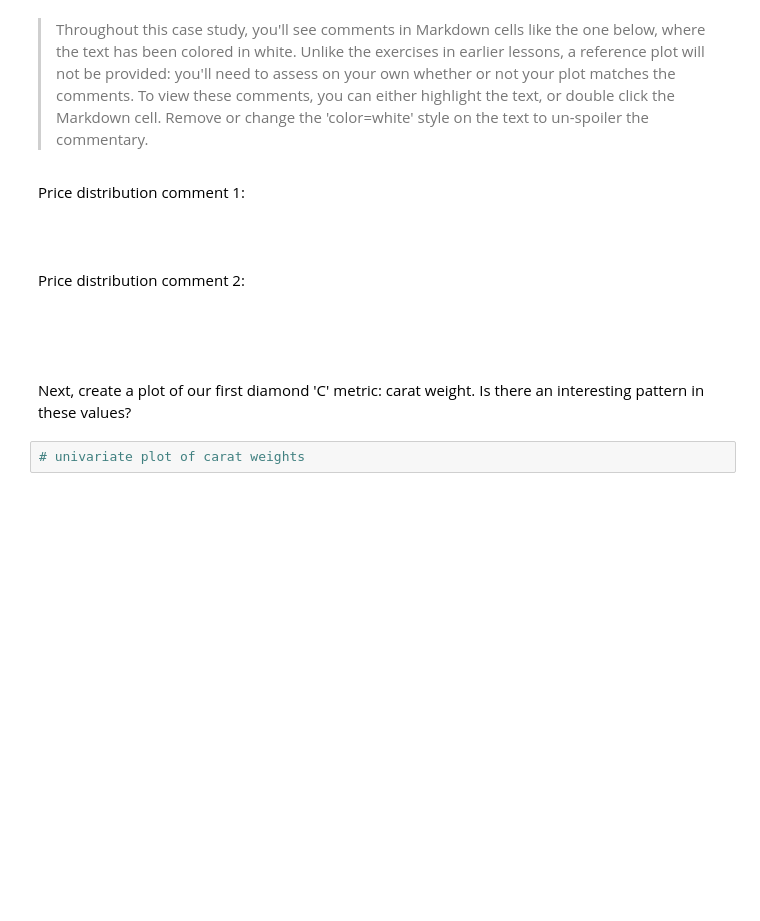
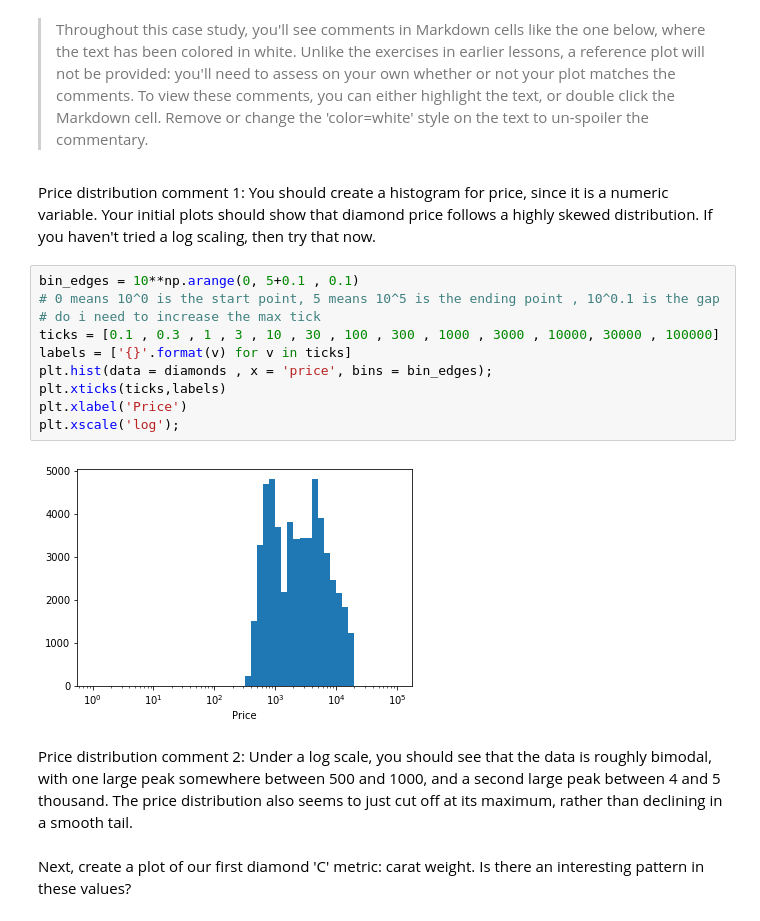
Before and after one commit to MarwaQabeel/Udacity-Data-Analyst-Nanodegree, a Jupyter notebook: Data Visualization/Visualization Case Study/Univariate_Exploration.ipynb, the cells around one changed output. Saved outputs shown, nothing was run; the diff lists cells and outputs as text; blank space fills up the shorter version.

```diff
--- a/Data Visualization/Visualization Case Study/Univariate_Exploration.ipynb
+++ b/Data Visualization/Visualization Case Study/Univariate_Exploration.ipynb
@@ -30,10 +69,20 @@ Let's start our exploration by looking at the main variable of interest: price.
 # %% [markdown]
 > Throughout this case study, you'll see comments in Markdown cells like the one below, where the text has been colored in white. Unlike the exercises in earlier lessons, a reference plot will not be provided: you'll need to assess on your own whether or not your plot matches the comments. To view these comments, you can either highlight the text, or double click the Markdown cell. Remove or change the 'color=white' style on the text to un-spoiler the commentary.
 # %% [markdown]
-Price distribution comment 1: <span style="color:white">You should create a histogram for price, since it is a numeric variable. Your initial plots should show that diamond price follows a highly skewed distribution. If you haven't tried a log scaling, then try that now.</span>
+Price distribution comment 1: <span style="color:black">You should create a histogram for price, since it is a numeric variable. Your initial plots should show that diamond price follows a highly skewed distribution. If you haven't tried a log scaling, then try that now.</span>
+# %%
+bin_edges = 10**np.arange(0, 5+0.1 , 0.1)
+# 0 means 10^0 is the start point, 5 means 10^5 is the ending point , 10^0.1 is the gap
+# do i need to increase the max tick
+ticks = [0.1 , 0.3 , 1 , 3 , 10 , 30 , 100 , 300 , 1000 , 3000 , 10000, 30000 , 100000]
+labels = ['{}'.format(v) for v in ticks]
+plt.hist(data = diamonds , x = 'price', bins = bin_edges);
+plt.xticks(ticks,labels)
+plt.xlabel('Price')
+plt.xscale('log');
+# %% [output]
+[figure, added]
 # %% [markdown]
-Price distribution comment 2: <span style="color:white">Under a log scale, you should see that the data is roughly bimodal, with one large peak somewhere between 500 and 1000, and a second large peak between 4 and 5 thousand. The price distribution also seems to just cut off at its maximum, rather than declining in a smooth tail.</span>
+Price distribution comment 2: <span style="color:black">Under a log scale, you should see that the data is roughly bimodal, with one large peak somewhere between 500 and 1000, and a second large peak between 4 and 5 thousand. The price distribution also seems to just cut off at its maximum, rather than declining in a smooth tail.</span>
 # %% [markdown]
 Next, create a plot of our first diamond 'C' metric: carat weight. Is there an interesting pattern in these values?
-# %%
-# univariate plot of carat weights
```
Also changed, not shown: parts of 17 cells of this notebook.
